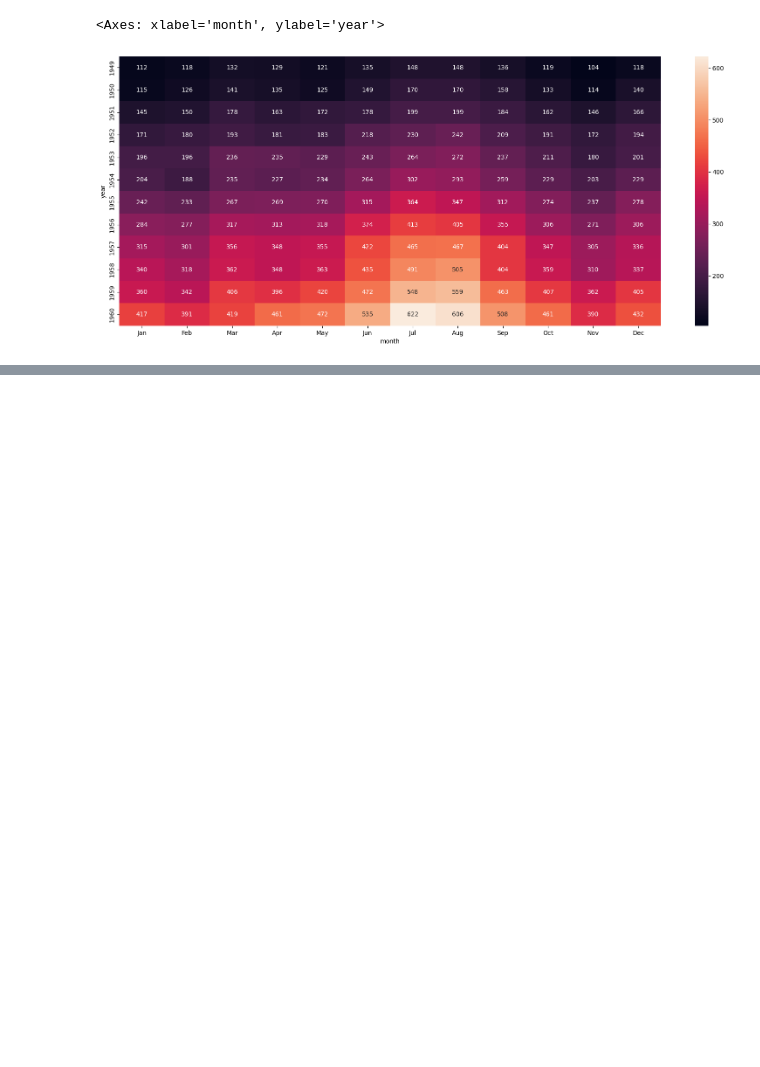
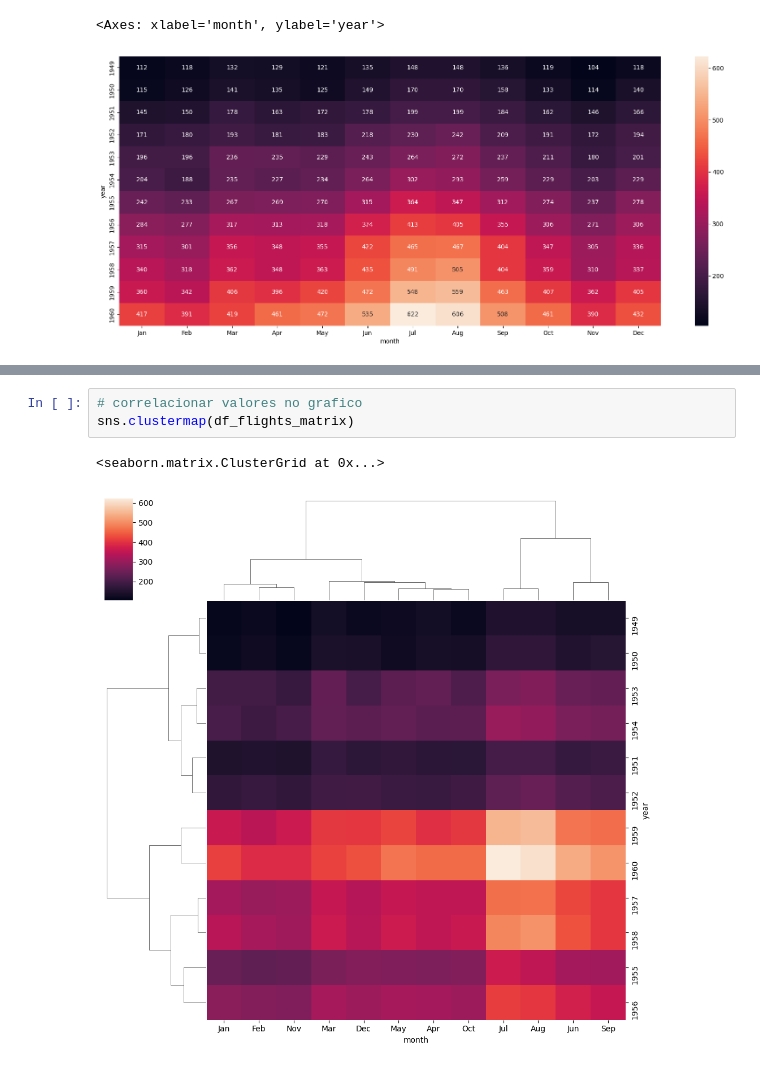
Before and after one commit to ludiemert/Advanced_Data_Visualization_Seaborn, a Jupyter notebook: 4_Advanced_Data_Visualization_Seaborn/Seaborn.ipynb, the cells around one changed output, grey strips where cells are left out. Drawn from its saved outputs; the diff is of its cells as text; blank space fills up the shorter version.

Commit message:
add new comand clustermap

```diff
--- a/4_Advanced_Data_Visualization_Seaborn/Seaborn.ipynb
+++ b/4_Advanced_Data_Visualization_Seaborn/Seaborn.ipynb
@@ -416,0 +430,6 @@ sns.heatmap(df_flights_matrix, ax=ax, annot=True, fmt=".0f", linewidths=1)
+# %%
+# correlacionar valores no grafico
+sns.clustermap(df_flights_matrix)
+# %% [output]
+<seaborn.matrix.ClusterGrid at 0x...>
+[figure, added]
```
Also changed, not shown: parts of 2 cells of this notebook.
